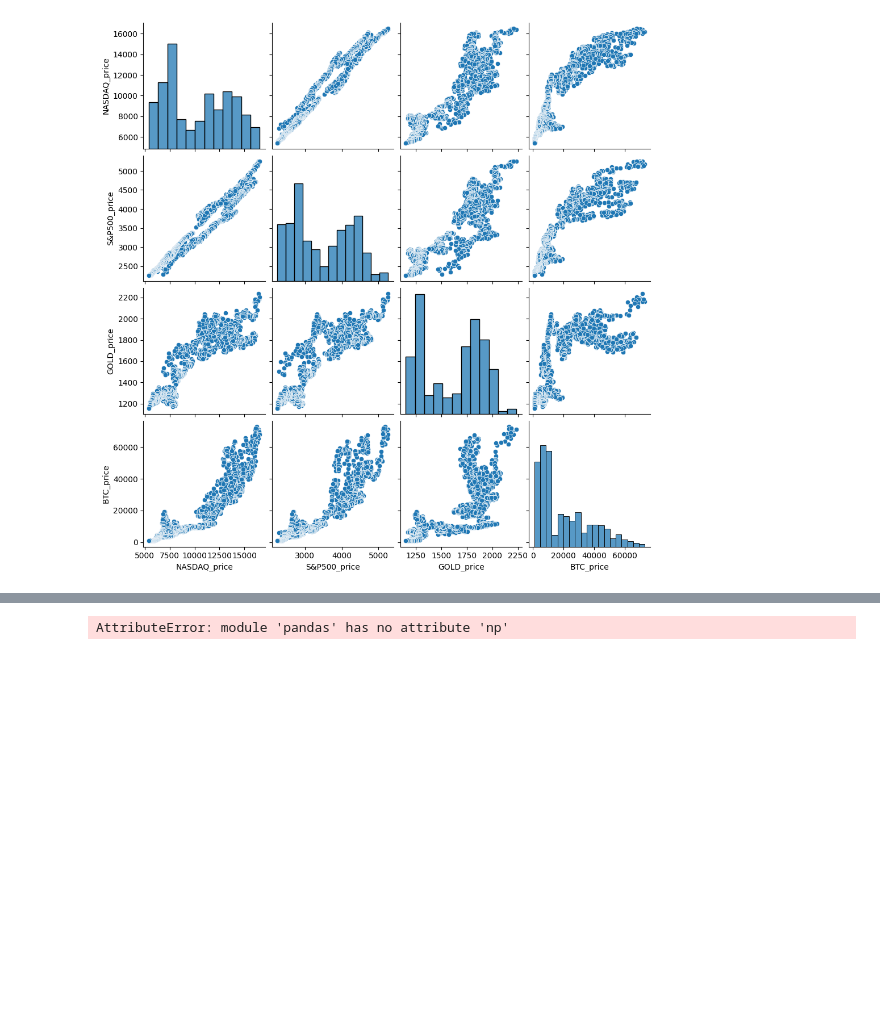
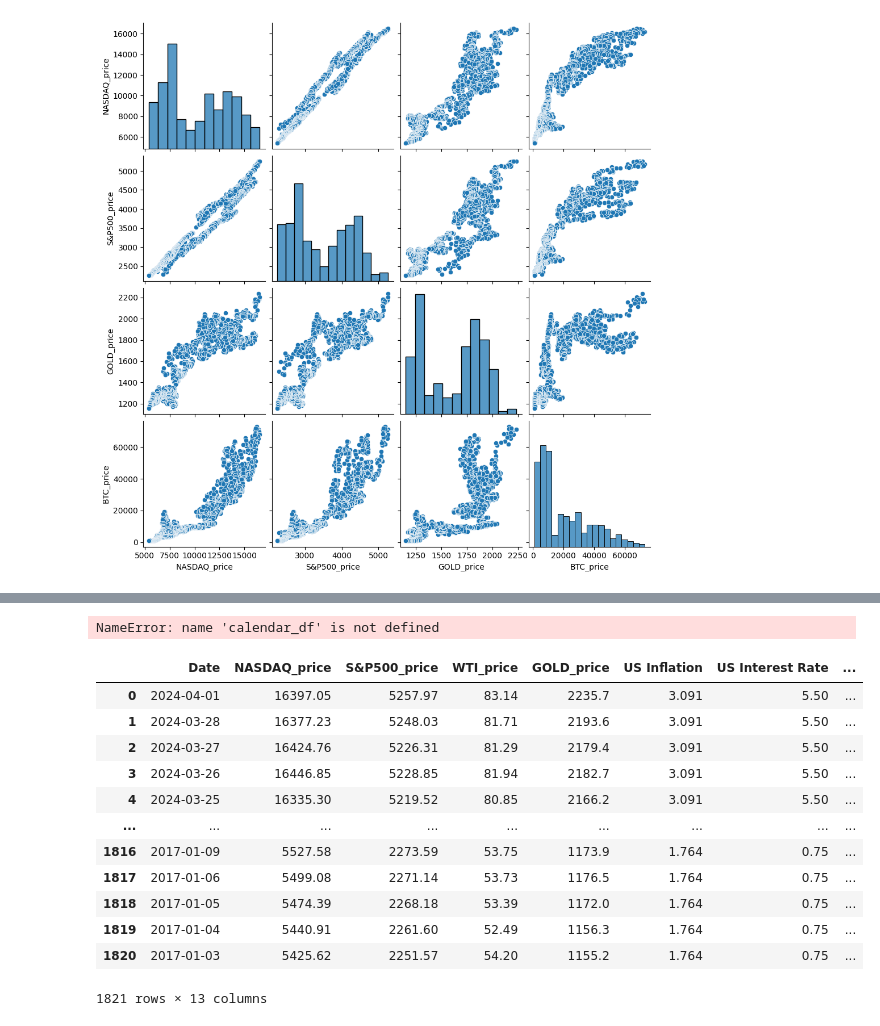
Before and after one commit to AntkhnDmtr/Andan_Project_Bitcoin, a Jupyter notebook: Проект_по_Андану.ipynb, the cells around one changed output, grey strips where cells are left out. Cells and saved outputs as stored; diff of their text form; code cells hidden in the pictures; blank space fills up the shorter version.

```diff
--- a/Проект_по_Андану.ipynb
+++ b/Проект_по_Андану.ipynb
@@ -883,9 +866,4 @@ pio.renderers.default = 'png'
-# %%
-df.iplot(x='BTC_price',
-         y='NASDAQ_price',
-         categories='US Interest Rate',
-         xTitle='Цена на Bitcoin',
-         yTitle='Цена NASDAQ',
-         title='Зависимость цены Bitcoin от NASDAQ')
-# %% [output]
-AttributeError: module 'pandas' has no attribute 'np'
+# %%
+df['NASDAQ_sqrt'] = np.sqrt(df['NASDAQ_price'])
+df['S&P500_sqrt'] = np.sqrt(df['S&P500_price'])
+df['GOLD_sqrt'] = np.sqrt(df['GOLD_price'])
@@ -891,0 +934,20 @@ AttributeError: module 'pandas' has no attribute 'np'
+# %%
+print(calendar_df)
+# %% [output]
+NameError: name 'calendar_df' is not defined
+# %%
+df
+# %% [output]
+|  | Date | NASDAQ_price | S&P500_price | WTI_price | GOLD_price | US Inflation | US Interest Rate | ... |
+| 0 | 2024-04-01 | 16397.05 | 5257.97 | 83.14 | 2235.7 | 3.091 | 5.50 | ... |
+| 1 | 2024-03-28 | 16377.23 | 5248.03 | 81.71 | 2193.6 | 3.091 | 5.50 | ... |
+| 2 | 2024-03-27 | 16424.76 | 5226.31 | 81.29 | 2179.4 | 3.091 | 5.50 | ... |
+| 3 | 2024-03-26 | 16446.85 | 5228.85 | 81.94 | 2182.7 | 3.091 | 5.50 | ... |
+| 4 | 2024-03-25 | 16335.30 | 5219.52 | 80.85 | 2166.2 | 3.091 | 5.50 | ... |
+| ... | ... | ... | ... | ... | ... | ... | ... | ... |
+| 1816 | 2017-01-09 | 5527.58 | 2273.59 | 53.75 | 1173.9 | 1.764 | 0.75 | ... |
+| 1817 | 2017-01-06 | 5499.08 | 2271.14 | 53.73 | 1176.5 | 1.764 | 0.75 | ... |
+| 1818 | 2017-01-05 | 5474.39 | 2268.18 | 53.39 | 1172.0 | 1.764 | 0.75 | ... |
+| 1819 | 2017-01-04 | 5440.91 | 2261.60 | 52.49 | 1156.3 | 1.764 | 0.75 | ... |
+| 1820 | 2017-01-03 | 5425.62 | 2251.57 | 54.20 | 1155.2 | 1.764 | 0.75 | ... |
+1821 rows × 13 columns
```
Also changed, not shown: parts of 12 cells of this notebook.
